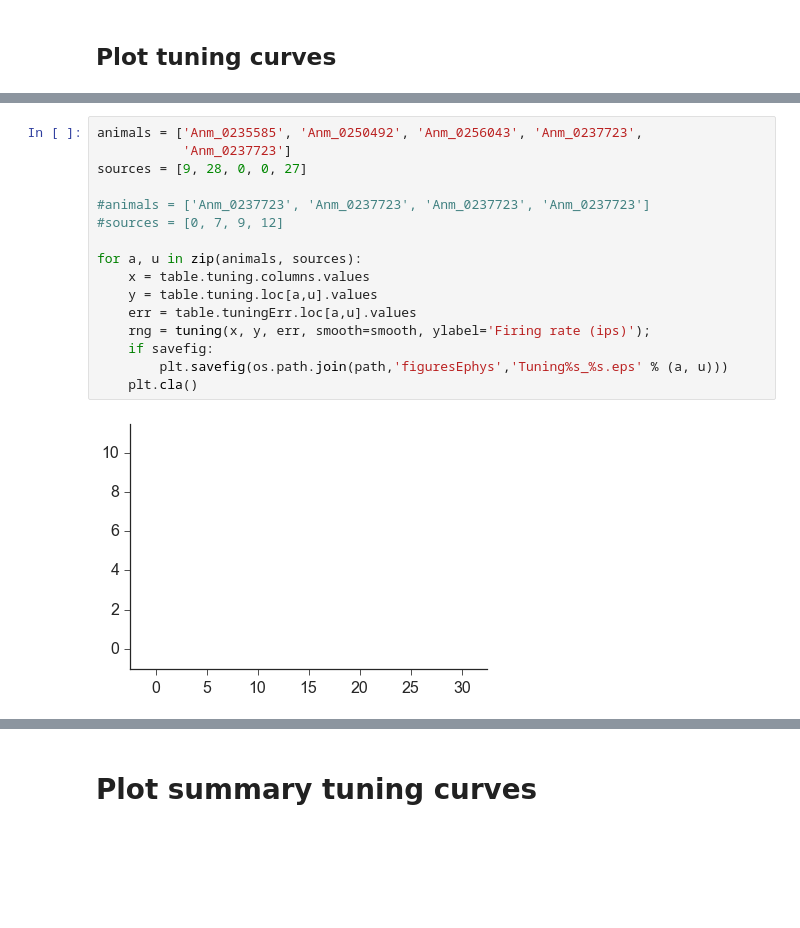
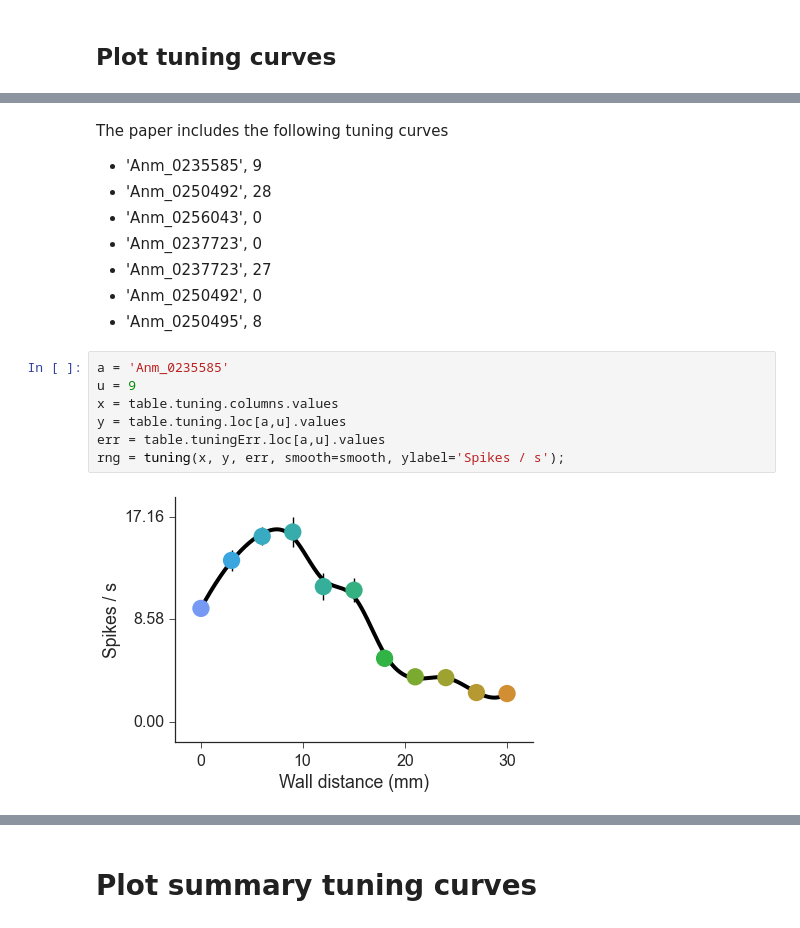
Before and after one commit to sofroniewn/tactile-coding, a Jupyter notebook: ephysTable.ipynb, the cells around one changed output, grey strips where cells are left out. Saved outputs shown, nothing was run; the diff lists cells and outputs as text; blank space fills up the shorter version.

```diff
--- a/ephysTable.ipynb
+++ b/ephysTable.ipynb
@@ -351,18 +328,18 @@ if savefig:
+# %% [markdown]
+The paper includes the following tuning curves
+* 'Anm_0235585', 9
+* 'Anm_0250492', 28
+* 'Anm_0256043', 0
+* 'Anm_0237723', 0
+* 'Anm_0237723', 27
+* 'Anm_0250492', 0
+* 'Anm_0250495', 8
 # %%
-animals = ['Anm_0235585', 'Anm_0250492', 'Anm_0256043', 'Anm_0237723',
-           'Anm_0237723']
-sources = [9, 28, 0, 0, 27]
-
-#animals = ['Anm_0237723', 'Anm_0237723', 'Anm_0237723', 'Anm_0237723']
-#sources = [0, 7, 9, 12]
-
-for a, u in zip(animals, sources):
-    x = table.tuning.columns.values
-    y = table.tuning.loc[a,u].values
-    err = table.tuningErr.loc[a,u].values
-    rng = tuning(x, y, err, smooth=smooth, ylabel='Firing rate (ips)');
-    if savefig:
-        plt.savefig(os.path.join(path,'figuresEphys','Tuning%s_%s.eps' % (a, u)))
-    plt.cla()
+a = 'Anm_0235585'
+u = 9
+x = table.tuning.columns.values
+y = table.tuning.loc[a,u].values
+err = table.tuningErr.loc[a,u].values
+rng = tuning(x, y, err, smooth=smooth, ylabel='Spikes / s');
 # %% [output]
-[figure, old version]
+[figure, new version]
```
Also changed, not shown: parts of 48 cells of this notebook.
